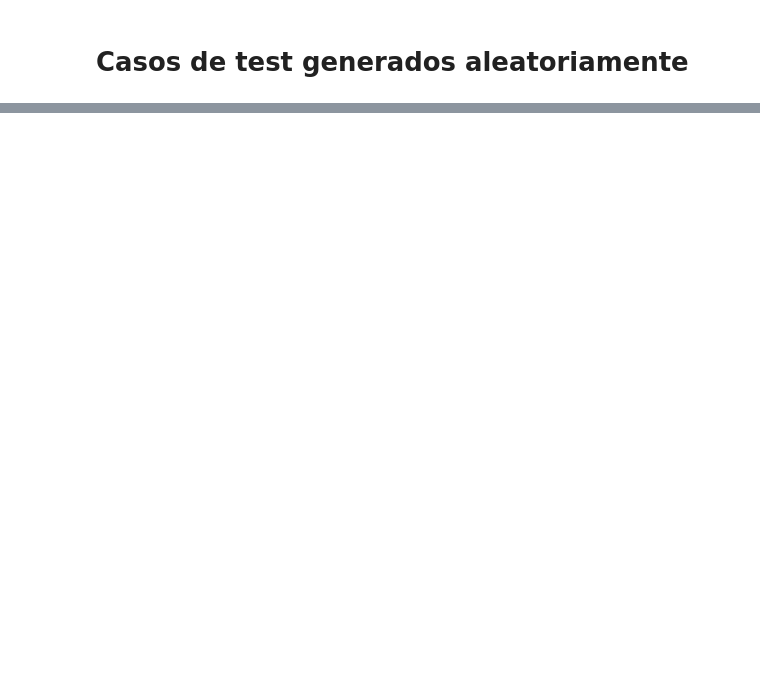
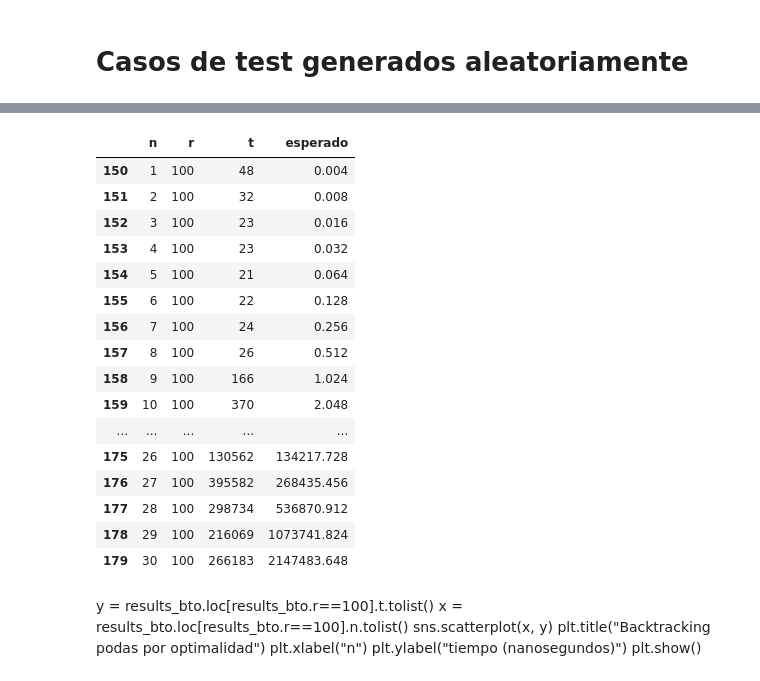
Before and after one commit to pablolp99/tp1-algo3, a Jupyter notebook: tp1-ayed3-notebook.ipynb, the cells around one changed output, grey strips where cells are left out. Cells and saved outputs as stored; diff of their text form; code cells hidden in the pictures; blank space fills up the shorter version.

```diff
--- a/tp1-ayed3-notebook.ipynb
+++ b/tp1-ayed3-notebook.ipynb
@@ -34,0 +86,28 @@ len(resistencias) * len(ns_bajos+ns_altos)
+# %%
+results_bto.loc[results_bto.r==100]
+# %% [output]
+|  | n | r | t | esperado |
+| 150 | 1 | 100 | 48 | 0.004 |
+| 151 | 2 | 100 | 32 | 0.008 |
+| 152 | 3 | 100 | 23 | 0.016 |
+| 153 | 4 | 100 | 23 | 0.032 |
+| 154 | 5 | 100 | 21 | 0.064 |
+| 155 | 6 | 100 | 22 | 0.128 |
+| 156 | 7 | 100 | 24 | 0.256 |
+| 157 | 8 | 100 | 26 | 0.512 |
+| 158 | 9 | 100 | 166 | 1.024 |
+| 159 | 10 | 100 | 370 | 2.048 |
+| ... | ... | ... | ... | ... |
+| 175 | 26 | 100 | 130562 | 134217.728 |
+| 176 | 27 | 100 | 395582 | 268435.456 |
+| 177 | 28 | 100 | 298734 | 536870.912 |
+| 178 | 29 | 100 | 216069 | 1073741.824 |
+| 179 | 30 | 100 | 266183 | 2147483.648 |
+# %% [markdown]
+y = results_bto.loc[results_bto.r==100].t.tolist()
+x = results_bto.loc[results_bto.r==100].n.tolist()
+sns.scatterplot(x, y)
+plt.title("Backtracking podas por optimalidad")
+plt.xlabel("n")
+plt.ylabel("tiempo (nanosegundos)")
+plt.show()
```
Also changed, not shown: parts of 16 cells of this notebook, 6 other files.
